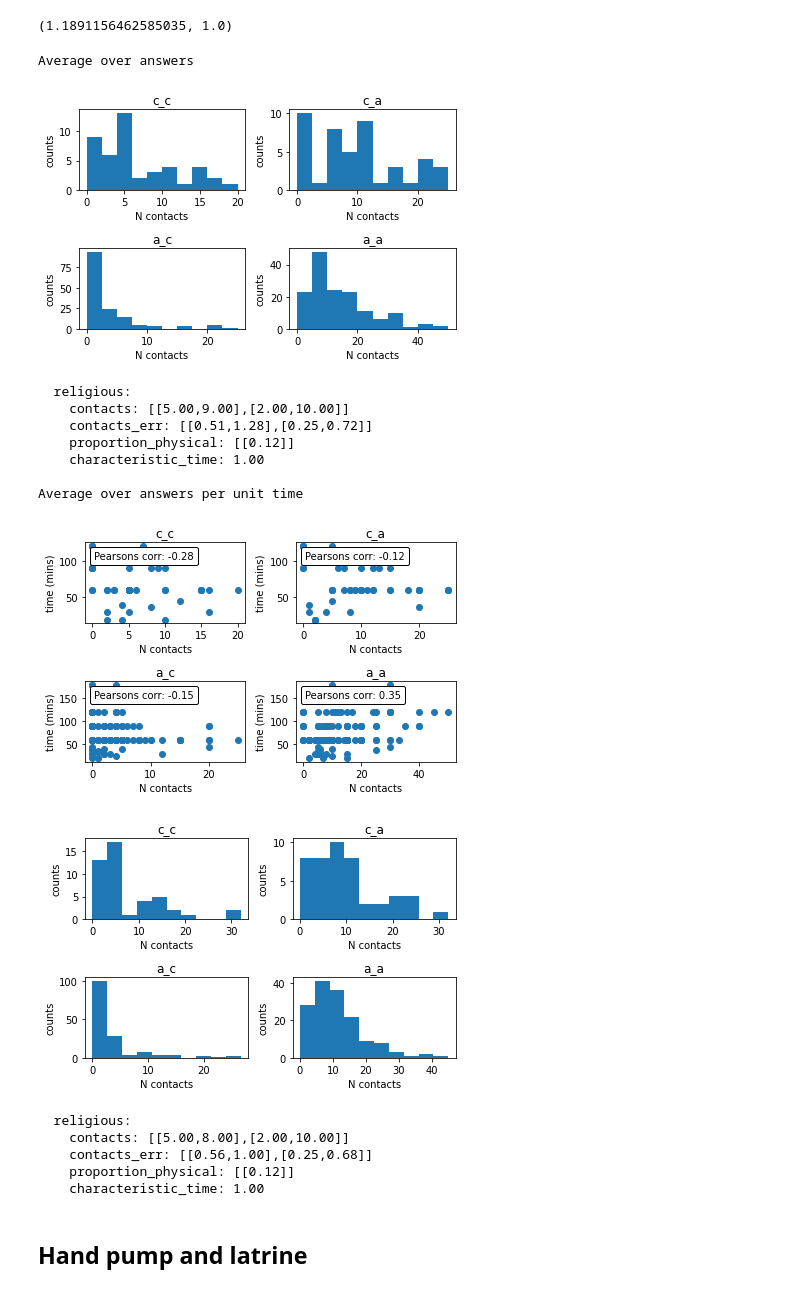
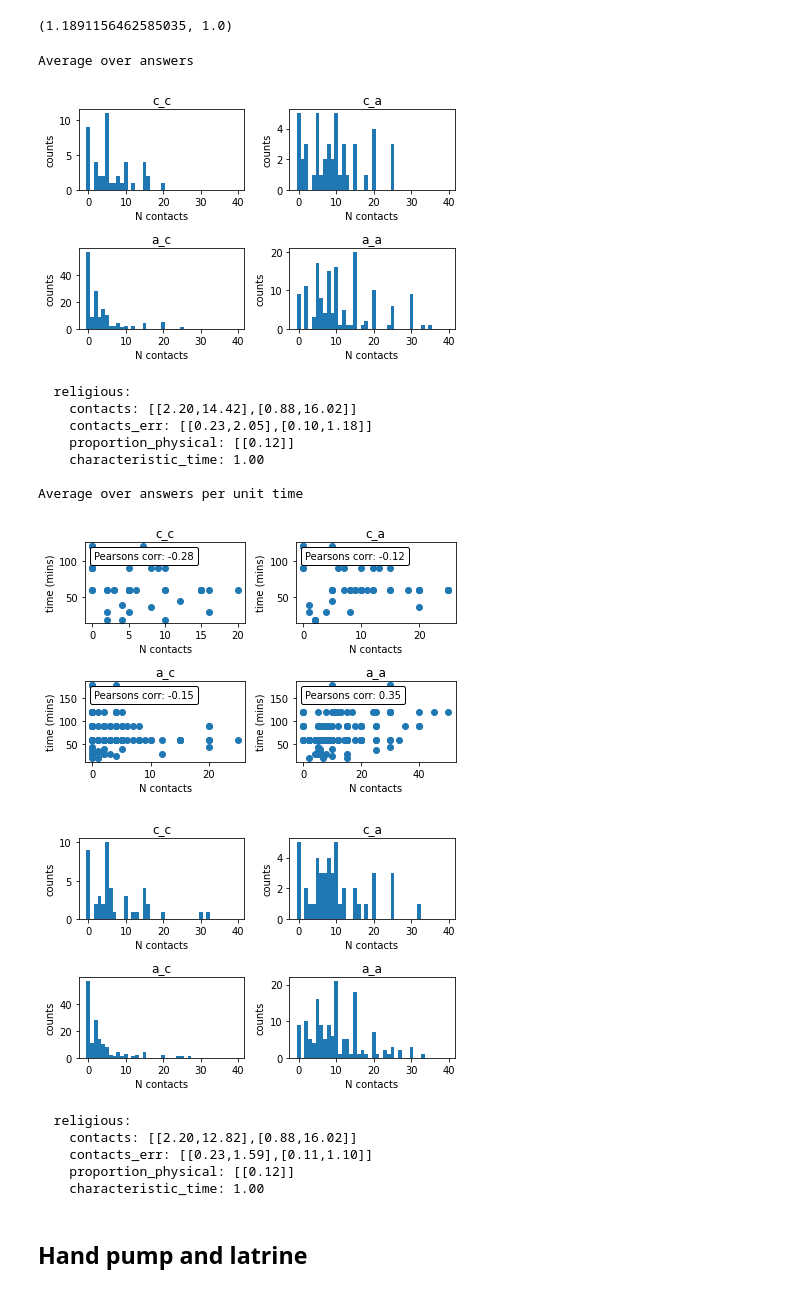
Before and after one commit to UNGlobalPulse/UNGP-contact-survey, a Jupyter notebook: Analyse community survey.ipynb, the cells around one changed output. Drawn from its saved outputs; the diff is of its cells as text; code cells hidden in the pictures.

```diff
--- a/Analyse community survey.ipynb
+++ b/Analyse community survey.ipynb
@@ -288,14 +289,20 @@ def contact_matrix(data, x, y, times, norm=False, characteristic_time=1):
         a_a /= (timesgiven_aa/characteristic_time)
         a_c /= (timesgiven_ac/characteristic_time)
 
+    maxcontacts = max(max(c_c),max(c_a),max(a_c),max(a_a))
+    maxcontacts = (maxcontacts - (maxcontacts%10))+10
+    if maxcontacts > 40:
+        maxcontacts = 40
+
+    bins = np.arange(0,maxcontacts+1,1)-0.5
     fig, axes = plt.subplots(2,2)
-    axes[0,0].hist(c_c)
+    axes[0,0].hist(c_c, bins)
     axes[0,0].set_title("c_c")
-    axes[0,1].hist(c_a)
+    axes[0,1].hist(c_a, bins)
     axes[0,1].set_title("c_a")
-    axes[1,0].hist(a_c)
+    axes[1,0].hist(a_c, bins)
     axes[1,0].set_title("a_c")
-    axes[1,1].hist(a_a)
+    axes[1,1].hist(a_a, bins)
     axes[1,1].set_title("a_a")
 
     axes[0,0].set_xlabel("N contacts")
@@ -314,6 +321,16 @@ def contact_matrix(data, x, y, times, norm=False, characteristic_time=1):
     Array = np.array([[np.nanmedian(c_c),np.nanmedian(c_a)],[np.nanmedian(a_c),np.nanmedian(a_a)]])
     Error = contact_matrix_error(np.array([[c_c, c_a],[a_c ,a_a]],dtype=object))
     return Array, Error
+# %%
+def ModifyCM(input_cm, input_err, NSurvey):
+    Gij = np.zeros_like(input_cm)
+    Gij_err = np.zeros_like(input_err)
+
+    for i in range(Gij.shape[0]):
+        for j in range(Gij.shape[1]):
+            Gij[i,j] = input_cm[i,j]*(sum(NPop)/sum(NSurvey))*(NSurvey[j]/NPop[j])
+            Gij_err[i,j] = input_err[i,j]*(sum(NPop)/sum(NSurvey))*(NSurvey[j]/NPop[j])
+    return Gij,Gij_err
 # %%
 def GetBetterTimes(data, Cols):
     Times = []
@@ -339,7 +356,7 @@ def attendance(times):
     times = list(df.index)
     counts = list(df.counts)
 
-    plt.hist(times, bins=np.arange(0,4*60,20))
+    plt.hist(times, bins=np.arange(0,4*60,10))
     plt.xlabel("time (mins)")
     plt.ylabel("counts")
     plt.show()
@@ -685,0 +777,5 @@ np.unique(data[(data["religious"] == "Yes") & (data["sex"] == "Female")]["age"],
+# %%
+Nij=np.unique(data[(data["religious"] == "Yes") ]["age"], return_counts=True)
+print(Nij)
+Nij = np.array([Nij[1][2], Nij[1][0]+Nij[1][1]])
+print(Nij)
@@ -698,40 +797,42 @@ religious_attendance_mean/60., religious_attendance_median/60.
 #"When you go to religious meeting, approximately how many adults do you come into contact with at the meeting (for example, talk to)?"
 print("Average over answers")
 religious_contact, religious_error = contact_matrix(
     data = data,
     x = "religious_contact_children",
     y = "religious_contact_adults",
     times = np.array(times)
 )
 
+religious_contact, religious_error = ModifyCM(religious_contact, religious_error , Nij)
 PolicyText("religious", religious_contact, religious_error, np.array([[0.12]]), religious_attendance_median/60.)
 
 print("")
 print("Average over answers per unit time")
 
 religious_contact, religious_error = contact_matrix(
     data = data,
     x = "religious_contact_children",
     y = "religious_contact_adults",
     times = np.array(times),
     norm = True, characteristic_time=religious_attendance_median
 )
+religious_contact, religious_error = ModifyCM(religious_contact, religious_error , Nij)
 PolicyText("religious", religious_contact, religious_error, np.array([[0.12]]), religious_attendance_median/60.)
 # %% [output]
 Average over answers
-[figure, old version]
+[figure, new version]
   religious:
-    contacts: [[5.00,9.00],[2.00,10.00]]
-    contacts_err: [[0.51,1.28],[0.25,0.72]]
+    contacts: [[2.20,14.42],[0.88,16.02]]
+    contacts_err: [[0.23,2.05],[0.10,1.18]]
     proportion_physical: [[0.12]]
     characteristic_time: 1.00
 
 Average over answers per unit time
 [figure]
-[figure, old version]
+[figure, new version]
   religious:
-    contacts: [[5.00,8.00],[2.00,10.00]]
-    contacts_err: [[0.56,1.00],[0.25,0.68]]
+    contacts: [[2.20,12.82],[0.88,16.02]]
+    contacts_err: [[0.23,1.59],[0.11,1.10]]
     proportion_physical: [[0.12]]
     characteristic_time: 1.00
 # %% [markdown]
```
Also changed, not shown: parts of 32 cells of this notebook.
